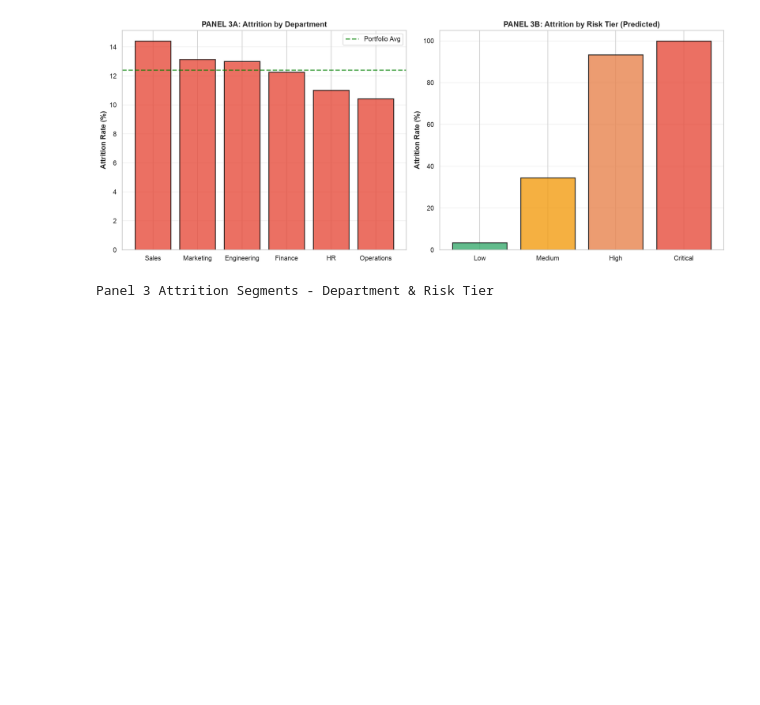
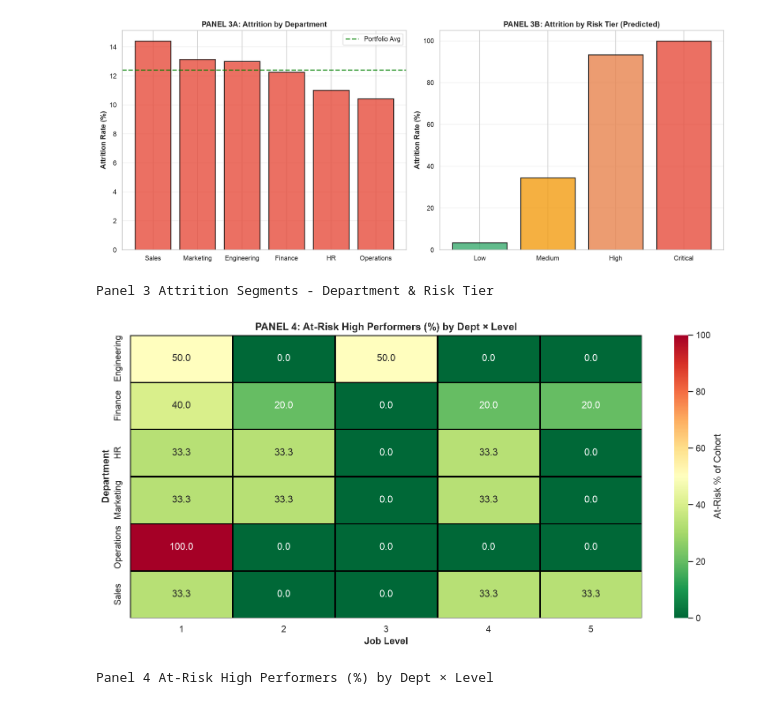
Before and after one commit to kariuki392/DataAnalysisProject29-HR-Attrition-Talent-Risk-Analytics-Engine, a Jupyter notebook: notebooks/hrattrition.ipynb, the cells around one changed output. Saved outputs shown, nothing was run; the diff lists cells and outputs as text; code cells hidden in the pictures; blank space fills up the shorter version.

```diff
--- a/notebooks/hrattrition.ipynb
+++ b/notebooks/hrattrition.ipynb
@@ -172,3 +172,18 @@ print('Panel 3 Attrition Segments - Department & Risk Tier')
 # %% [output]
 [figure]
 Panel 3 Attrition Segments - Department & Risk Tier
+# %%
+at_risk_by_dept_level = pd.crosstab(df['Department'], df['Job_Level'], values=df['At_Risk_Talent'], aggfunc='sum', normalize='index')*100
+
+fig, ax = plt.subplots(figsize=(12, 6))
+sns.heatmap(at_risk_by_dept_level, annot=True, fmt='.1f', cmap='RdYlGn_r', cbar_kws={'label': 'At-Risk % of Cohort'}, ax=ax, linewidths=1.5, linecolor='black')
+ax.set_xlabel('Job Level', fontweight='bold', fontsize=12)
+ax.set_ylabel('Department', fontweight='bold', fontsize=12)
+ax.set_title('PANEL 4: At-Risk High Performers (%) by Dept × Level', fontweight='bold', fontsize=13)
+plt.tight_layout()
+plt.show()
+plt.close()
+print('Panel 4 At-Risk High Performers (%) by Dept × Level')
+# %% [output]
+[figure, added]
+Panel 4 At-Risk High Performers (%) by Dept × Level
```
